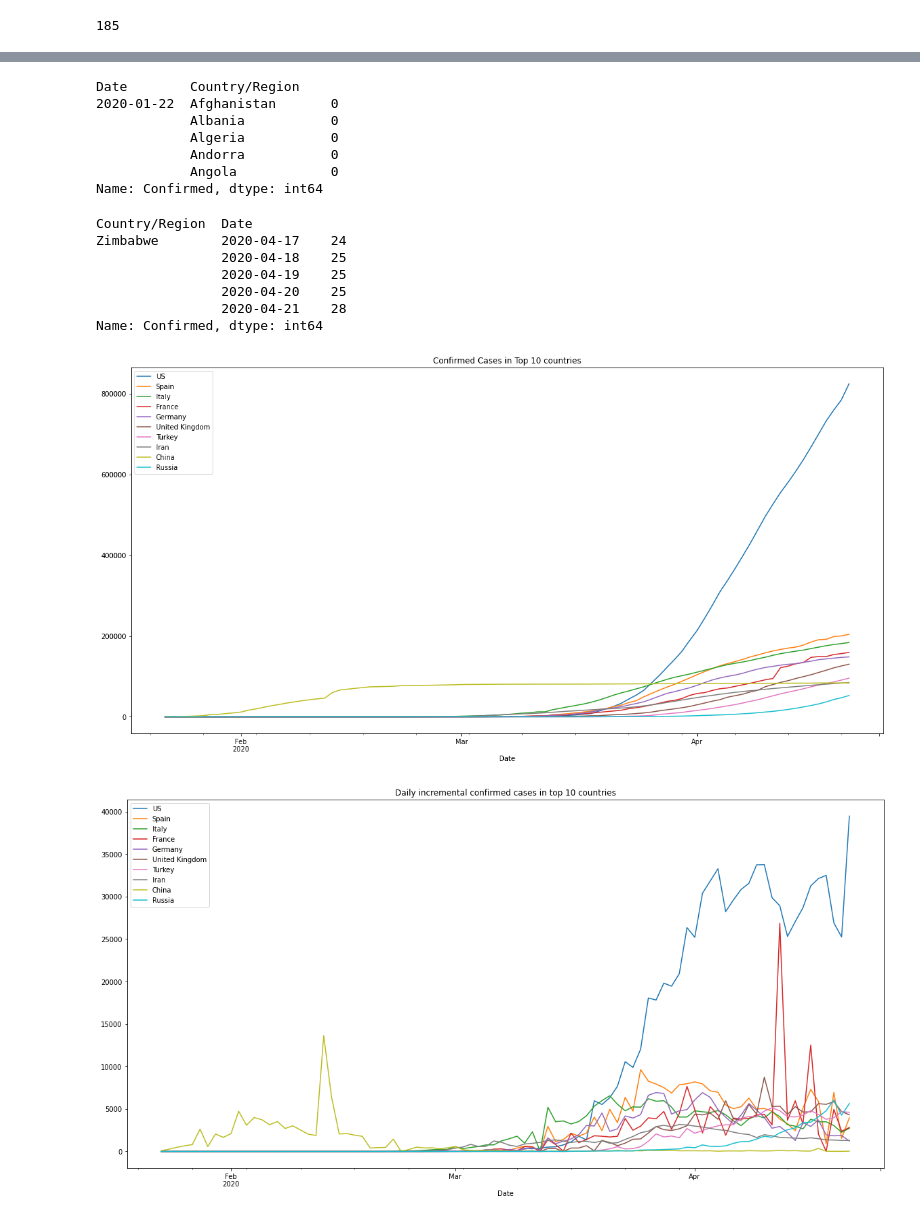
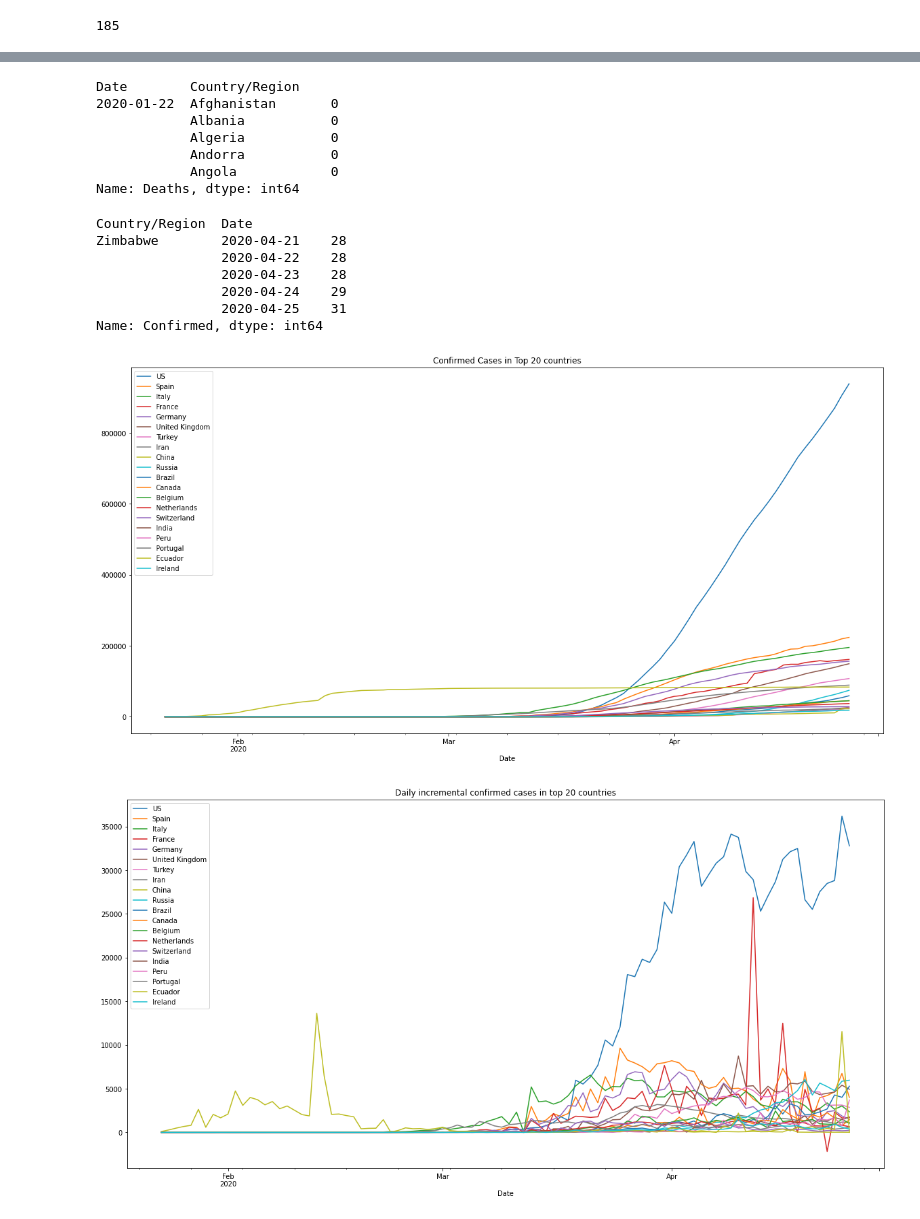
Before and after one commit to premkumarsj/covid, a Jupyter notebook: Covid_data_analysis.ipynb, the cells around one changed output, grey strips where cells are left out. Cells and saved outputs as stored; diff of their text form; code cells hidden in the pictures.

```diff
--- a/Covid_data_analysis.ipynb
+++ b/Covid_data_analysis.ipynb
@@ -47,0 +50,4 @@ df1.describe()
+# %%
+#Lattitude and Longitude are not required for analysis. Let me remove them
+df1 = df1.drop(columns=['Lat'])
+df1.describe()
@@ -48,4 +64,6 @@ df1.describe()
 # %%
+#Another method of dropping columns
+df1 = df1.drop(['Long'],axis=1)
 #Look at the actual values . its similar to Cat file | head
-df1.head(10)
+df1.head(5)
 # %% [output]
@@ -194,9 +208,9 @@ df_lastday.shape
 # %%
 # Need to identify the countries which have most infections
 # Reshape the dataframe to the format ( Country Vs Confirmed cases ; as on last day)
-# Top 10 countries are the one which we are interested in
+# Top 20 countries are the one which we are interested in
 top_countries_df = pd.pivot_table(df_lastday,index='Country/Region', values='Confirmed',aggfunc=np.sum)\
-.sort_values(by='Confirmed',ascending=False).head(10)
+.sort_values(by='Confirmed',ascending=False).head(20)
 top_countries_df
 # %% [output]
 |  | Confirmed |
@@ -216,8 +236,9 @@ top_countries_df
 top_countries_list = top_countries_df.index
 # %%
 #Group by Date and Country ; sum up all sub-area,county etc
-df_grouped1 = df1.groupby(['Date','Country/Region']).Confirmed.sum()
-df_grouped1.head(5)
+df_grouped_date = df1.groupby(['Date','Country/Region']).Deaths.sum()
+df_grouped_date.head(5)
+#Note the structure of data below
 # %% [output]
 Date        Country/Region
 2020-01-22  Afghanistan       0
@@ -225,24 +246,25 @@ Date        Country/Region
             Algeria           0
             Andorra           0
             Angola            0
-Name: Confirmed, dtype: int64
+Name: Deaths, dtype: int64
 # %%
 #Group by Country and Date ; sum up all sub-area,county etc
 df_grouped_confirmed = df1.groupby(['Country/Region','Date']).Confirmed.sum()
 df_grouped_confirmed.tail(5)
+#Note the structure of data below and compare it with earlier
 # %% [output]
 Country/Region  Date
-Zimbabwe        2020-04-17    24
-                2020-04-18    25
-                2020-04-19    25
-                2020-04-20    25
-                2020-04-21    28
+Zimbabwe        2020-04-21    28
+                2020-04-22    28
+                2020-04-23    28
+                2020-04-24    29
+                2020-04-25    31
 Name: Confirmed, dtype: int64
 # %%
 for country in top_countries_list:
     df_grouped_confirmed[country].plot.line(label= country,figsize=(20,10),\
-                legend=True,title="Confirmed Cases in Top 10 countries" )
+                legend=True,title="Confirmed Cases in Top 20 countries" )
 
-#Time series line plot of cumulative confirmed cases in top 10 cases
+#Time series line plot of cumulative confirmed cases in top 20 countries
 # %% [output]
-[figure, old version]
+[figure, new version]
@@ -252,13 +271,13 @@ for country in top_countries_list:
 # %%
 #In this usecase lot of importance is around the cases newly confirmed each day
 #.diff() calculates the difference of nth and n-1 th rows ie) newly added cases
 for country in top_countries_list:
     df_grouped_confirmed[country].diff().plot.line(label= country,figsize=(20,10),\
-                legend=True,title="Daily incremental confirmed cases in top 10 countries" )
+                legend=True,title="Daily incremental confirmed cases in top 20 countries" )
 
 #Time series line plot of daily increases in confirmed cases in top 10 cases
 # %% [output]
-[figure, old version]
+[figure, new version]
 # %%
 #Group by Country and then by Date on the Deaths
 df_grouped_death = df1.groupby(['Country/Region','Date']).Deaths.sum()
```
Also changed, not shown: parts of 38 cells of this notebook, 1 other file.
